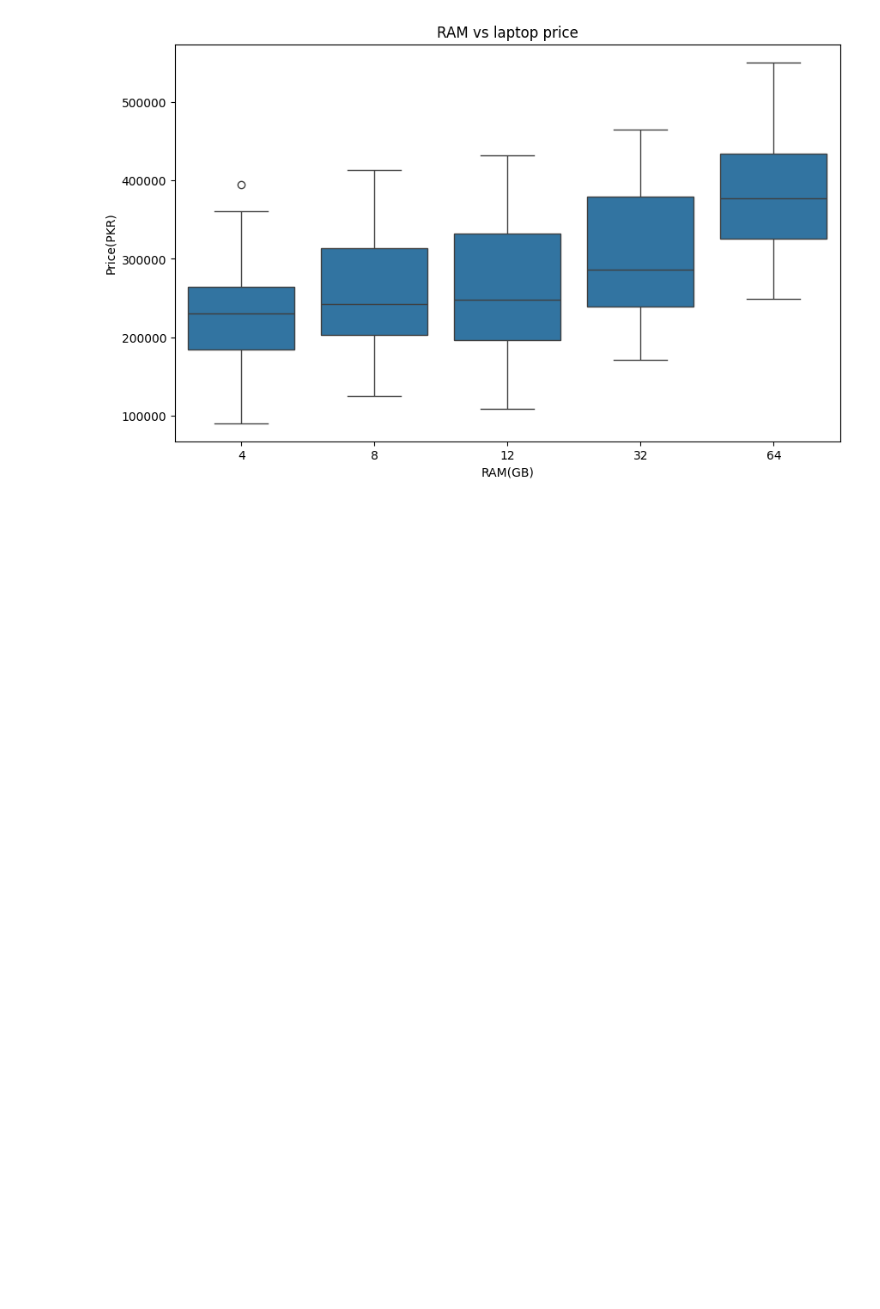
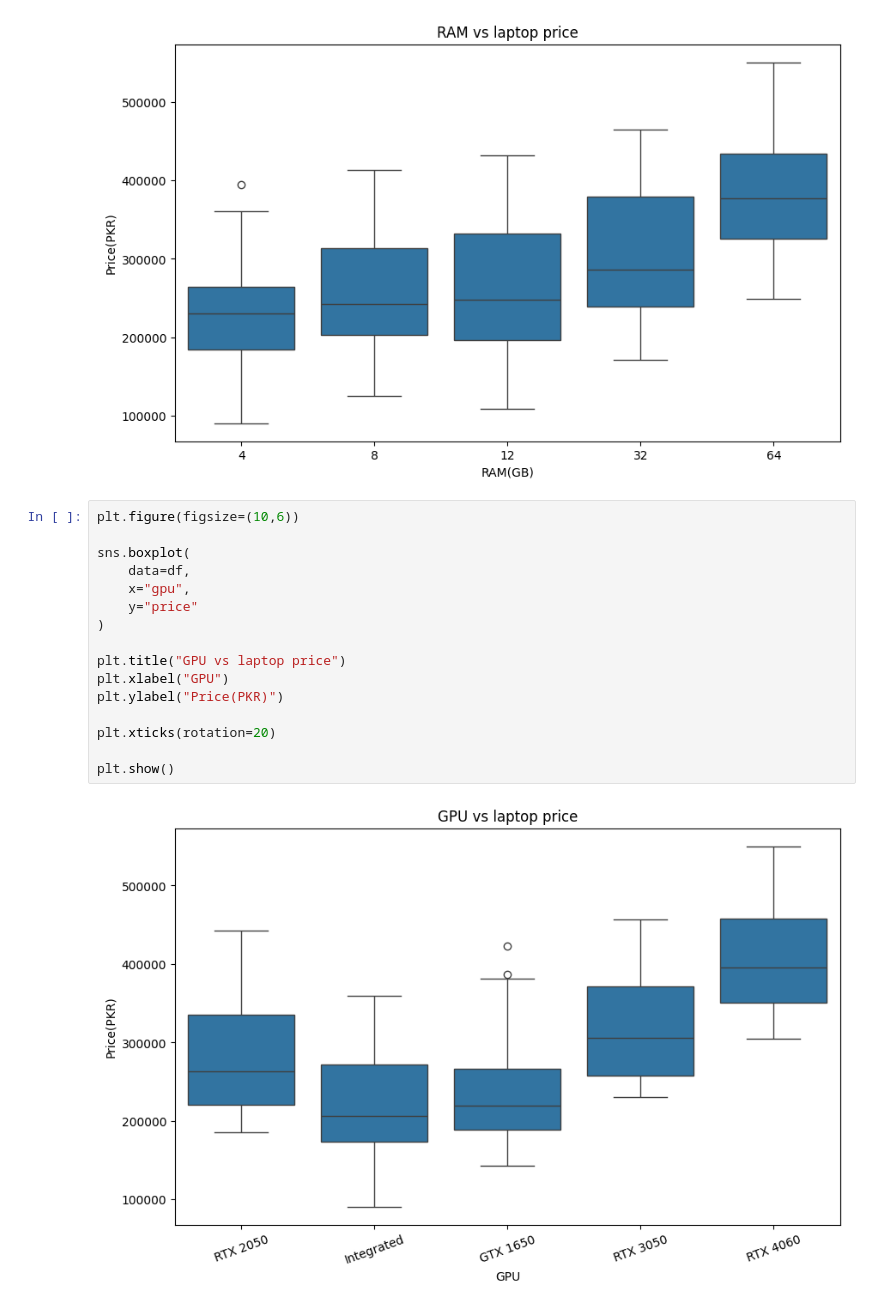
Before and after one commit to manto187/Python, a Jupyter notebook: laptop-price-recommendor/notebooks/laptop_analysis.ipynb, the cells around one changed output. Saved outputs shown, nothing was run; the diff lists cells and outputs as text; blank space fills up the shorter version.

Commit message:
GPU vs price analysis using boxplot

```diff
--- a/laptop-price-recommendor/notebooks/laptop_analysis.ipynb
+++ b/laptop-price-recommendor/notebooks/laptop_analysis.ipynb
@@ -339,3 +339,21 @@ plt.ylabel("Price(PKR)")
 plt.show()
 # %% [output]
 [figure]
+# %%
+plt.figure(figsize=(10,6))
+
+sns.boxplot(
+    data=df,
+    x="gpu",
+    y="price"
+)
+
+plt.title("GPU vs laptop price")
+plt.xlabel("GPU")
+plt.ylabel("Price(PKR)")
+
+plt.xticks(rotation=20)
+
+plt.show()
+# %% [output]
+[figure, added]
```
